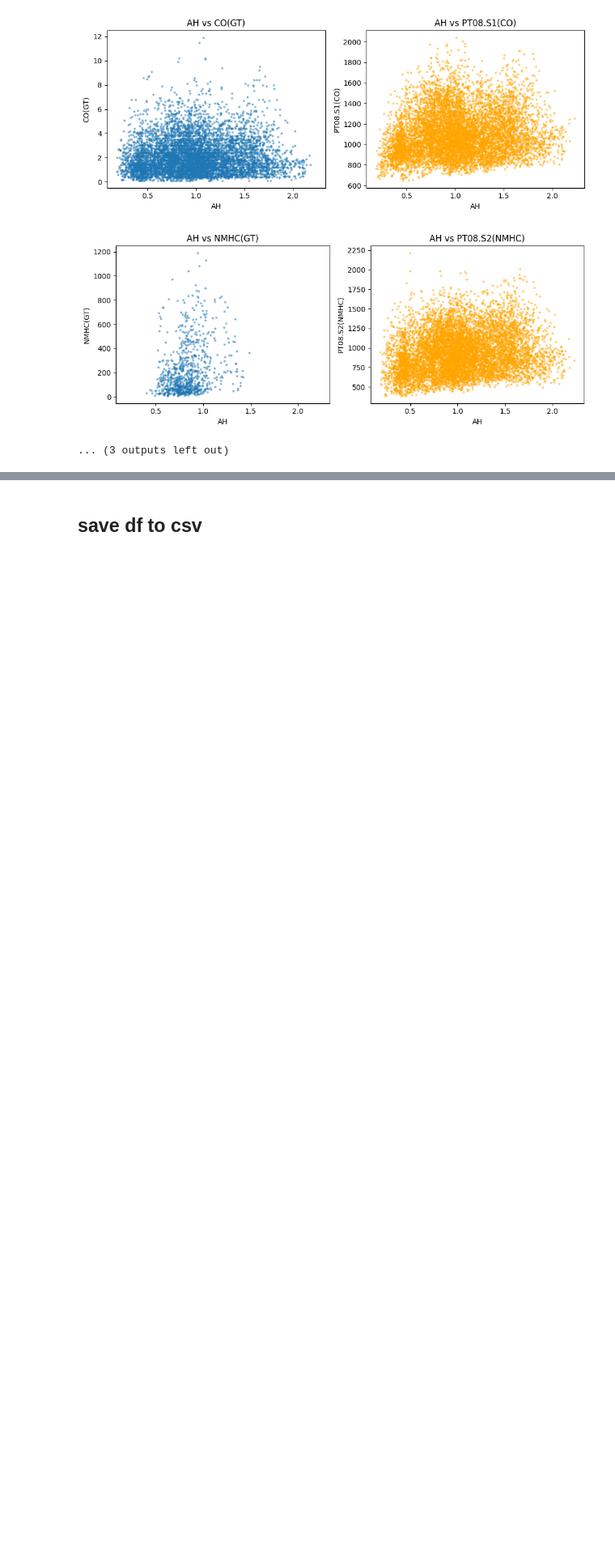
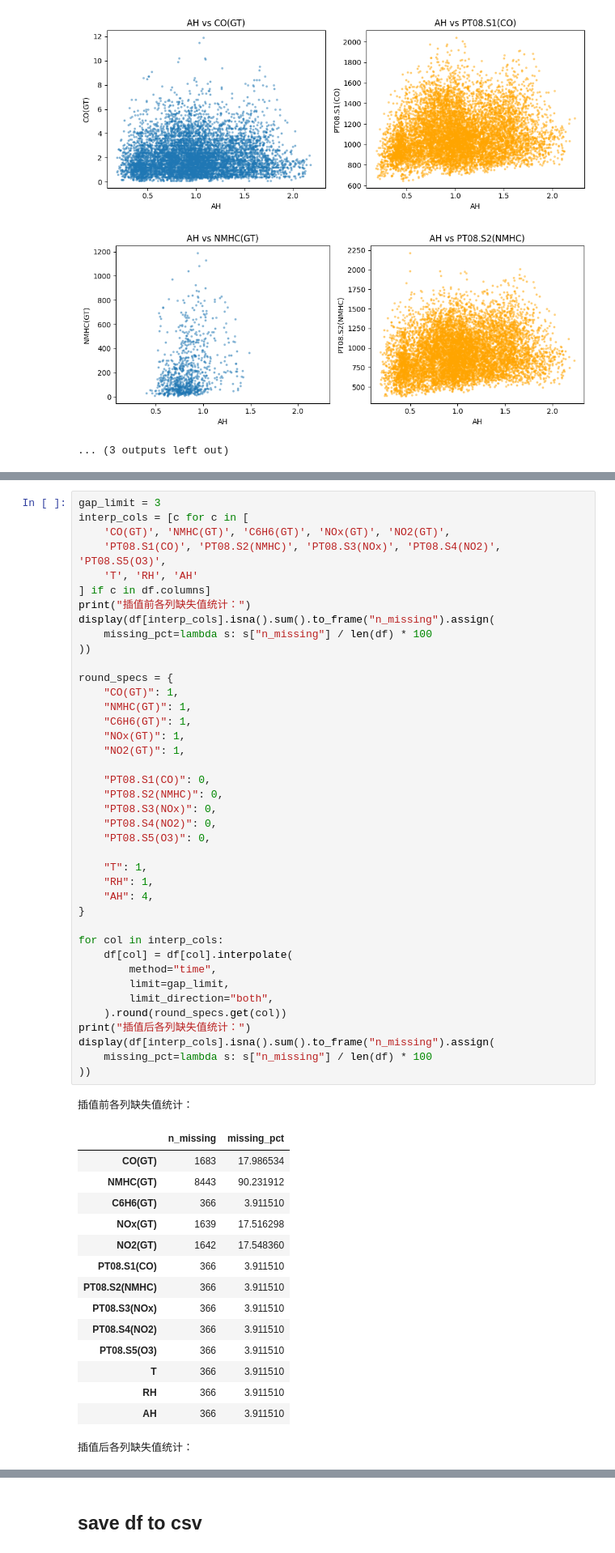
Before and after one commit to EchoAlexWA/COMP9417-Project, a Jupyter notebook: notebook/airQuality_EDA_and_Preprocessing.ipynb, the cells around one changed output, grey strips where cells are left out. Shown at 81% size. Drawn from its saved outputs; the diff is of its cells as text; blank space fills up the shorter version.

Commit message:
去除normaliztion，并进行插值(limit=3)

```diff
--- a/notebook/airQuality_EDA_and_Preprocessing.ipynb
+++ b/notebook/airQuality_EDA_and_Preprocessing.ipynb
@@ -311,0 +293,57 @@ Standardized features
+# %%
+gap_limit = 3
+interp_cols = [c for c in [
+    'CO(GT)', 'NMHC(GT)', 'C6H6(GT)', 'NOx(GT)', 'NO2(GT)',
+    'PT08.S1(CO)', 'PT08.S2(NMHC)', 'PT08.S3(NOx)', 'PT08.S4(NO2)', 'PT08.S5(O3)',
+    'T', 'RH', 'AH'
+] if c in df.columns]
+print("插值前各列缺失值统计：")
+display(df[interp_cols].isna().sum().to_frame("n_missing").assign(
+    missing_pct=lambda s: s["n_missing"] / len(df) * 100
+))
+
+round_specs = {
+    "CO(GT)": 1,
+    "NMHC(GT)": 1,
+    "C6H6(GT)": 1,
+    "NOx(GT)": 1,
+    "NO2(GT)": 1,
+
+    "PT08.S1(CO)": 0,
+    "PT08.S2(NMHC)": 0,
+    "PT08.S3(NOx)": 0,
+    "PT08.S4(NO2)": 0,
+    "PT08.S5(O3)": 0,
+
+    "T": 1,
+    "RH": 1,
+    "AH": 4,
+}
+
+for col in interp_cols:
+    df[col] = df[col].interpolate(
+        method="time",
+        limit=gap_limit,
+        limit_direction="both",
+    ).round(round_specs.get(col))
+print("插值后各列缺失值统计：")
+display(df[interp_cols].isna().sum().to_frame("n_missing").assign(
+    missing_pct=lambda s: s["n_missing"] / len(df) * 100
+))
+# %% [output]
+插值前各列缺失值统计：
+|  | n_missing | missing_pct |
+| CO(GT) | 1683 | 17.986534 |
+| NMHC(GT) | 8443 | 90.231912 |
+| C6H6(GT) | 366 | 3.911510 |
+| NOx(GT) | 1639 | 17.516298 |
+| NO2(GT) | 1642 | 17.548360 |
+| PT08.S1(CO) | 366 | 3.911510 |
+| PT08.S2(NMHC) | 366 | 3.911510 |
+| PT08.S3(NOx) | 366 | 3.911510 |
+| PT08.S4(NO2) | 366 | 3.911510 |
+| PT08.S5(O3) | 366 | 3.911510 |
+| T | 366 | 3.911510 |
+| RH | 366 | 3.911510 |
+| AH | 366 | 3.911510 |
+插值后各列缺失值统计：
```
Also changed, not shown: parts of 5 cells of this notebook, 1 other file.
